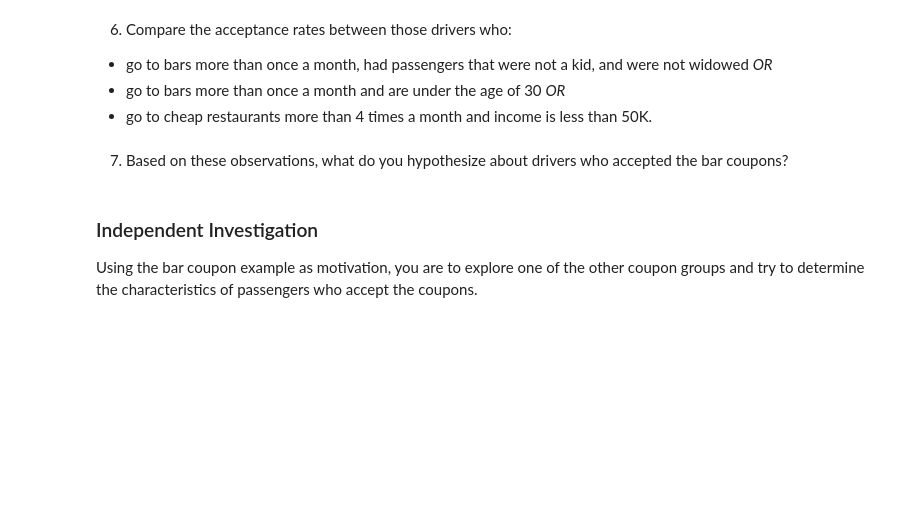
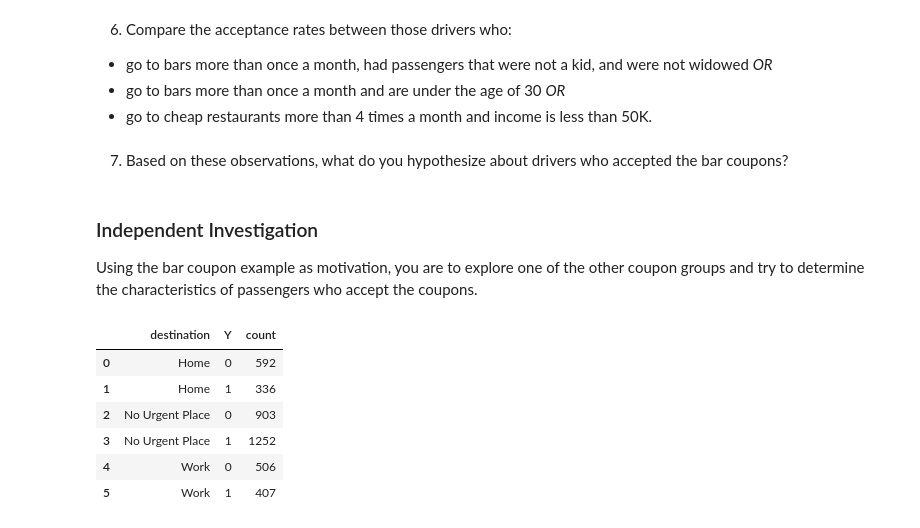
Before and after one commit to creyes25/Practical-Application-1-Python-ML-AI-, a Jupyter notebook: prompt.ipynb, the cells around one changed output. Drawn from its saved outputs; the diff is of its cells as text; code cells hidden in the pictures; blank space fills up the shorter version.

```diff
--- a/prompt.ipynb
+++ b/prompt.ipynb
@@ -297,3 +297,17 @@ Now, we will lead you through an exploration of just the bar related coupons.
 ### Independent Investigation
 
 Using the bar coupon example as motivation, you are to explore one of the other coupon groups and try to determine the characteristics of passengers who accept the coupons.
+# %%
+# Aggregate the data by coupon type and summarize how many accepted vs not accepted based on passenger type
+
+couponType = data[data['coupon'] == 'Coffee House']
+passenger = couponType.groupby(['destination', 'Y']).size().reset_index(name='count')
+passenger
+# %% [output]
+|  | destination | Y | count |
+| 0 | Home | 0 | 592 |
+| 1 | Home | 1 | 336 |
+| 2 | No Urgent Place | 0 | 903 |
+| 3 | No Urgent Place | 1 | 1252 |
+| 4 | Work | 0 | 506 |
+| 5 | Work | 1 | 407 |
```
Also changed, not shown: parts of 1 cell of this notebook.
